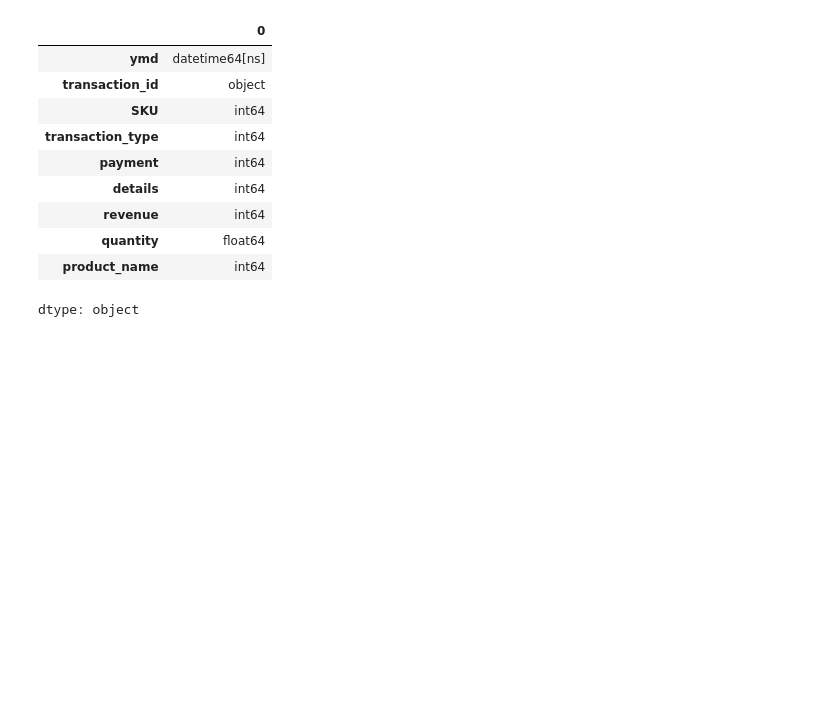
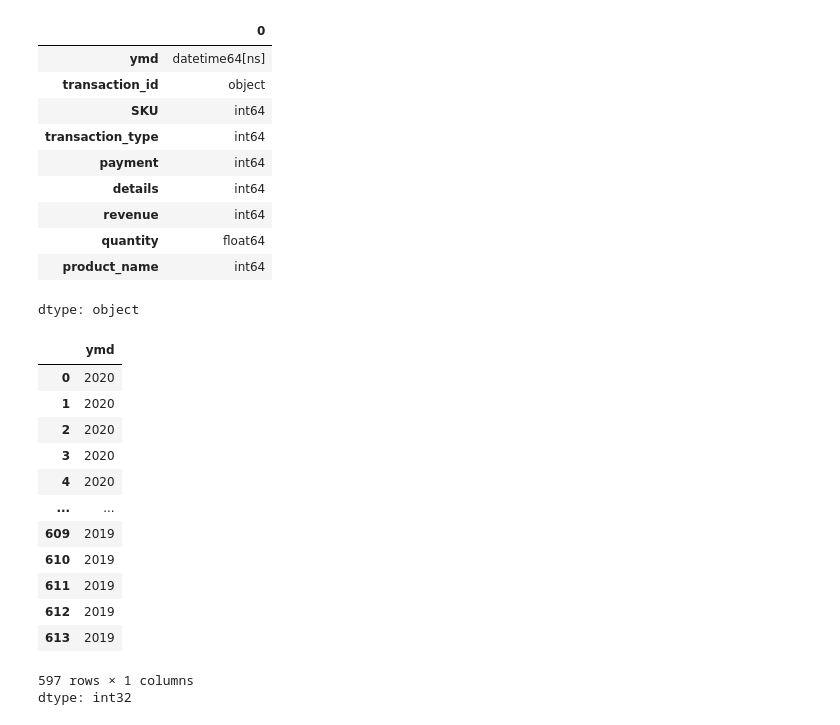
Before and after one commit to RYOTA2528/-Start-3-3, a Jupyter notebook: [DAY7]Matplotlib_Practice.ipynb, the cells around one changed output. Drawn from its saved outputs; the diff is of its cells as text; code cells hidden in the pictures; blank space fills up the shorter version.

```diff
--- a/[DAY7]Matplotlib_Practice.ipynb
+++ b/[DAY7]Matplotlib_Practice.ipynb
@@ -76,3 +76,20 @@ df.dtypes
 | quantity | float64 |
 | product_name | int64 |
 dtype: object
+# %%
+df['ymd'].dt.year #年の情報だけ抜き出す
+# %% [output]
+|  | ymd |
+| 0 | 2020 |
+| 1 | 2020 |
+| 2 | 2020 |
+| 3 | 2020 |
+| 4 | 2020 |
+| ... | ... |
+| 609 | 2019 |
+| 610 | 2019 |
+| 611 | 2019 |
+| 612 | 2019 |
+| 613 | 2019 |
+597 rows × 1 columns
+dtype: int32
```
Also changed, not shown: parts of 5 cells of this notebook.
